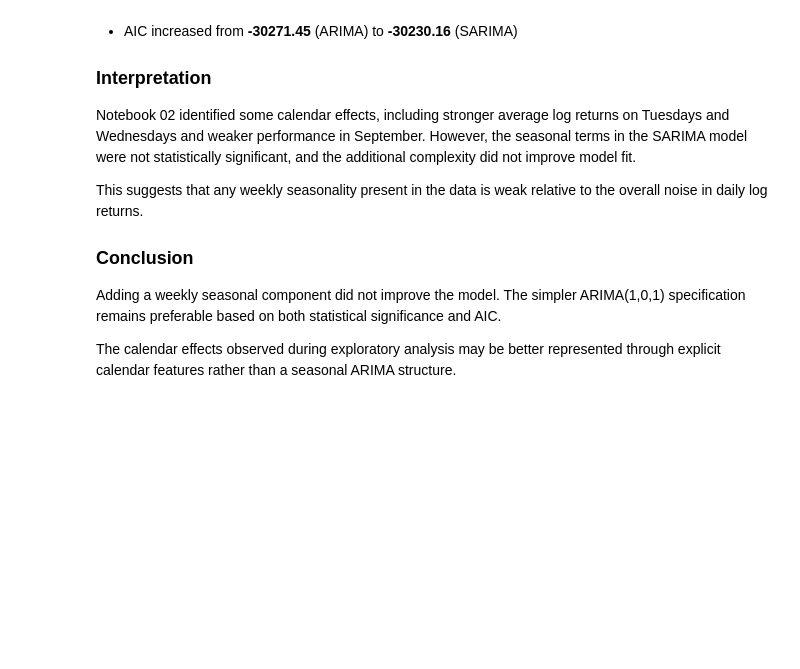
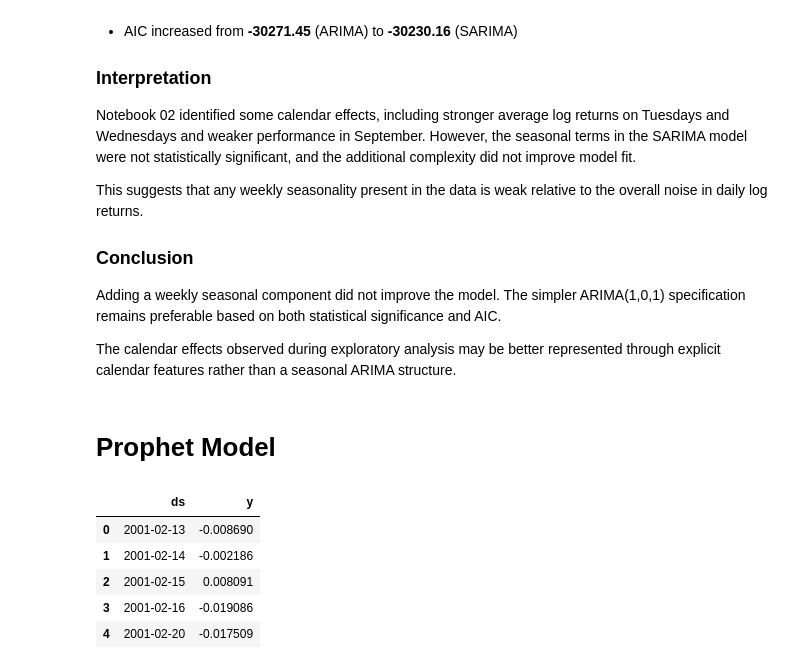
Before and after one commit to Mena-Beshara/sp500-market-intelligence-system, a Jupyter notebook: notebooks/04_Baseline_Forecasting_Models.ipynb, the cells around one changed output. Cells and saved outputs as stored; diff of their text form; code cells hidden in the pictures; blank space fills up the shorter version.

```diff
--- a/notebooks/04_Baseline_Forecasting_Models.ipynb
+++ b/notebooks/04_Baseline_Forecasting_Models.ipynb
@@ -567,3 +575,19 @@ This suggests that any weekly seasonality present in the data is weak relative t
 Adding a weekly seasonal component did not improve the model. The simpler ARIMA(1,0,1) specification remains preferable based on both statistical significance and AIC.
 
 The calendar effects observed during exploratory analysis may be better represented through explicit calendar features rather than a seasonal ARIMA structure.
+# %% [markdown]
+# Prophet Model
+# %%
+# Prophet requires columns ds and y
+prophet_train = train[[target]].reset_index()
+
+prophet_train.columns = ['ds', 'y']
+
+prophet_train.head()
+# %% [output]
+|  | ds | y |
+| 0 | 2001-02-13 | -0.008690 |
+| 1 | 2001-02-14 | -0.002186 |
+| 2 | 2001-02-15 | 0.008091 |
+| 3 | 2001-02-16 | -0.019086 |
+| 4 | 2001-02-20 | -0.017509 |
```
Also changed, not shown: parts of 10 cells of this notebook.
